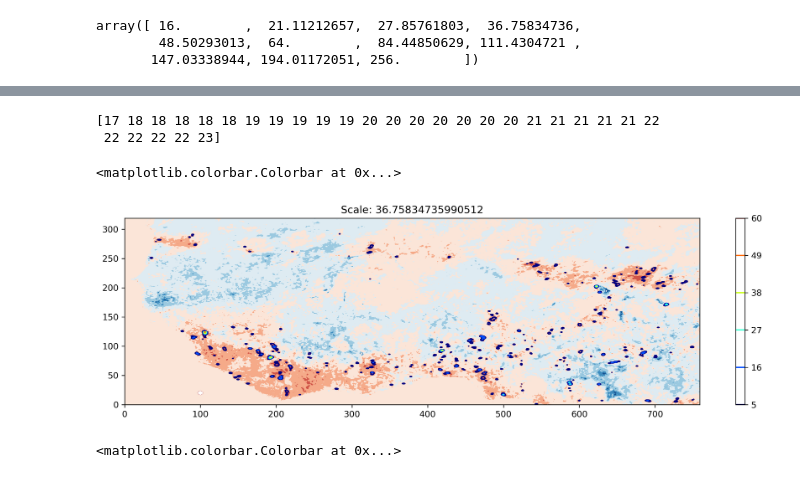
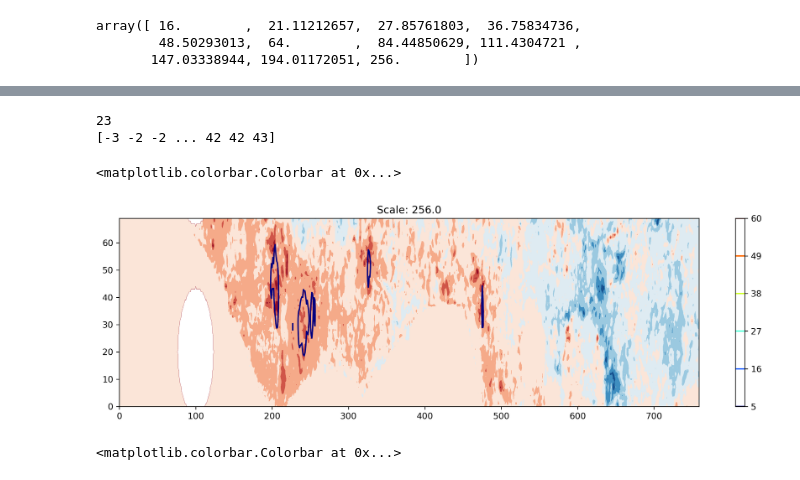
Before and after one commit to cornkle/proj_CEH, a Jupyter notebook: notebooks/VERA_LSTtrend_scaleDecomposition.ipynb, the cells around one changed output, grey strips where cells are left out. Saved outputs shown, nothing was run; the diff lists cells and outputs as text; code cells hidden in the pictures.

```diff
--- a/notebooks/VERA_LSTtrend_scaleDecomposition.ipynb
+++ b/notebooks/VERA_LSTtrend_scaleDecomposition.ipynb
@@ -43,3 +35,5 @@ Coordinates:
+# %%
+data = data.sel(lat=slice(4.5,8))
 # %%
 data.lon
 # %% [output]
@@ -187,25 +178,25 @@ Text(0.5, 1.0, 'Scale: 21.112126572366307')
 # %%
-scale_ind = 3
+scale_ind = -1
 iscale = (np.floor(dic['scales'][scale_ind] / 2. / 5.55)).astype(int)
-
+print(iscale)
 ycircf, xcircf = ua.draw_cut_circle(100, 20, iscale, data.values)
 print(ycircf)
 data.values[ycircf,xcircf] = 50
 f = plt.figure(figsize=(15,4), dpi=300)
 ax = f.add_subplot(111)
 mapp = ax.contourf(data.values,levels=np.linspace(-0.3,0.3,9), cmap='RdBu_r')
-mapp = ax.contour(dic['powerx'][scale_ind,:,:], levels=np.linspace(5,60,6))
-mapp = ax.contour(dic['powerx'][scale_ind,:,:], levels=np.linspace(5,60,6), cmap='jet')
+mapp = ax.contour(dic['powery'][scale_ind,:,:], levels=np.linspace(5,60,6))
+mapp = ax.contour(dic['powery'][scale_ind,:,:], levels=np.linspace(5,60,6), cmap='jet')
 #mapp = ax.contour(dic['powery'][4,:,:], levels=np.linspace(7,60,6), cmap='Greens')
 plt.title('Scale: '+str(dic['scales'][scale_ind]))
 
 
 plt.colorbar(mapp)
 # %% [output]
-[17 18 18 18 18 18 19 19 19 19 19 20 20 20 20 20 20 20 21 21 21 21 21 22
- 22 22 22 22 23]
+23
+[-3 -2 -2 ... 42 42 43]
 <matplotlib.colorbar.Colorbar at 0x...>
-[figure, old version]
+[figure, new version]
 # %%
 scale_ind = 2
 f = plt.figure(figsize=(15,4), dpi=300)
```
Also changed, not shown: parts of 15 cells of this notebook, 11 other files.
